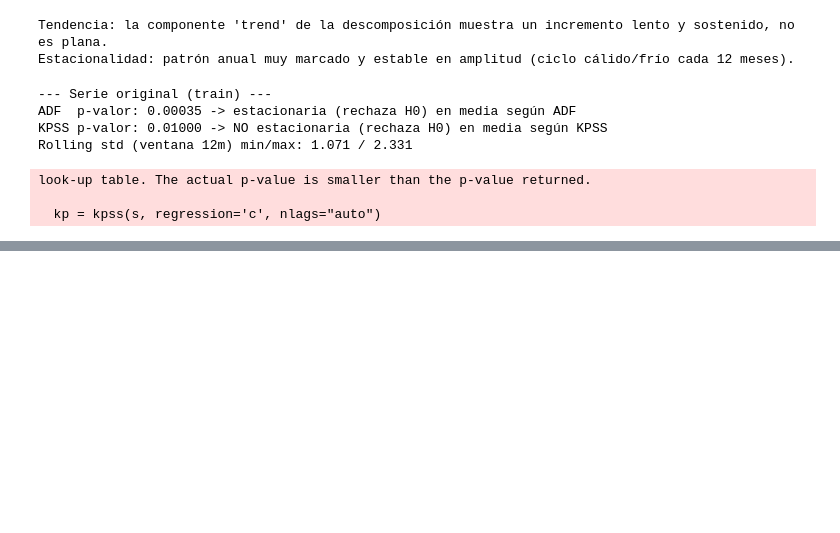
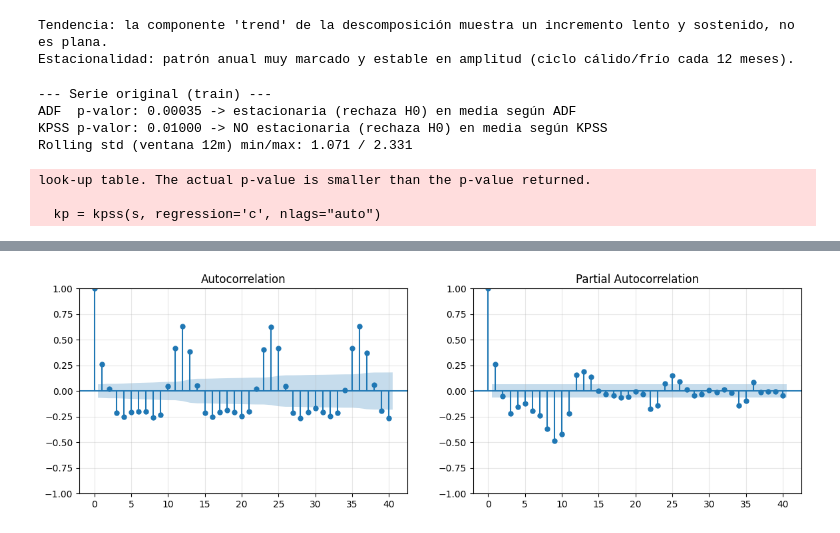
Before and after one commit to nadissa1508/Data_Science_labs, a Jupyter notebook: Ejercicio series de tiempo/series_de_tiempo.ipynb, the cells around one changed output, grey strips where cells are left out. Cells and saved outputs as stored; diff of their text form; code cells hidden in the pictures; blank space fills up the shorter version.

```diff
--- a/Ejercicio series de tiempo/series_de_tiempo.ipynb
+++ b/Ejercicio series de tiempo/series_de_tiempo.ipynb
@@ -133,0 +136,9 @@ ADF rechaza H0 (sugiere estacionariedad en media) pero KPSS también rechaza su
+# %%
+# Transformación para varianza: log
+train_log = np.log(train)
+
+print("Comparación de la variabilidad antes/después del log:")
+print(f"  Rolling std original -> min {train.rolling(12).std().min():.3f} / max {train.rolling(12).std().max():.3f}"
+      f"  (razón max/min = {train.rolling(12).std().max()/train.rolling(12).std().min():.2f})")
+print(f"  Rolling std log(serie) -> min {train_log.rolling(12).std().min():.4f} / max {train_log.rolling(12).std().max():.4f}"
+      f"  (razón max/min = {train_log.rolling(12).std().max()/train_log.rolling(12).std().min():.2f})")
@@ -133,0 +151,10 @@ ADF rechaza H0 (sugiere estacionariedad en media) pero KPSS también rechaza su
+# %%
+# Diferenciación regular para tendencia/media
+train_diff = train_log.diff().dropna()
+prueba_estacionariedad(train_diff, "log(train) diferenciada 1 vez (d=1)")
+
+# ¿Necesitamos además diferenciación ESTACIONAL (D=1, s=12)? Lo comprobamos explícitamente
+# revisando la autocorrelación en los rezagos estacionales antes de decidir.
+acf_vals = acf(train_log.dropna(), nlags=36)
+print("ACF de log(train) en rezagos estacionales:")
+print(f"  lag 12: {acf_vals[12]:.3f}   lag 24: {acf_vals[24]:.3f}   lag 36: {acf_vals[36]:.3f}")
@@ -133,0 +174,7 @@ ADF rechaza H0 (sugiere estacionariedad en media) pero KPSS también rechaza su
+# %%
+fig, ax = plt.subplots(1, 2, figsize=(14,4))
+plot_acf(train_diff, ax=ax[0], lags=40)
+plot_pacf(train_diff, ax=ax[1], lags=40)
+plt.show()
+# %% [output]
+[figure, added]
```
Also changed, not shown: parts of 13 cells of this notebook.
